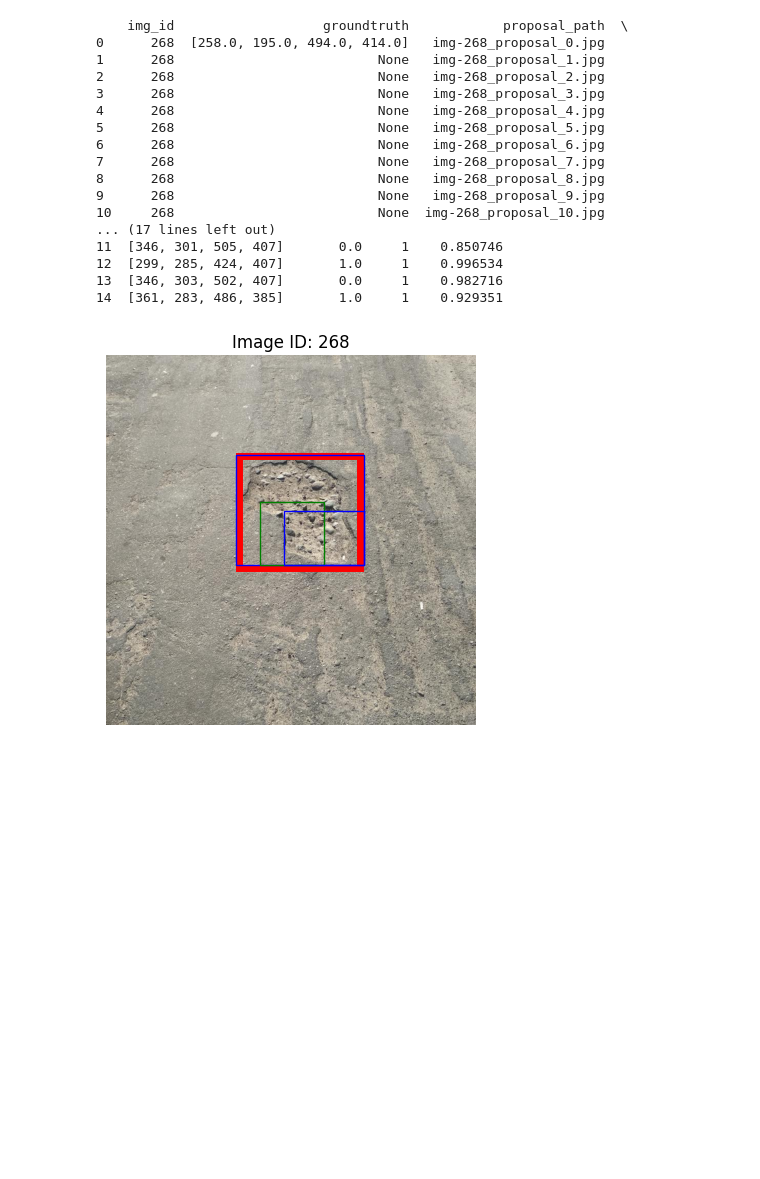
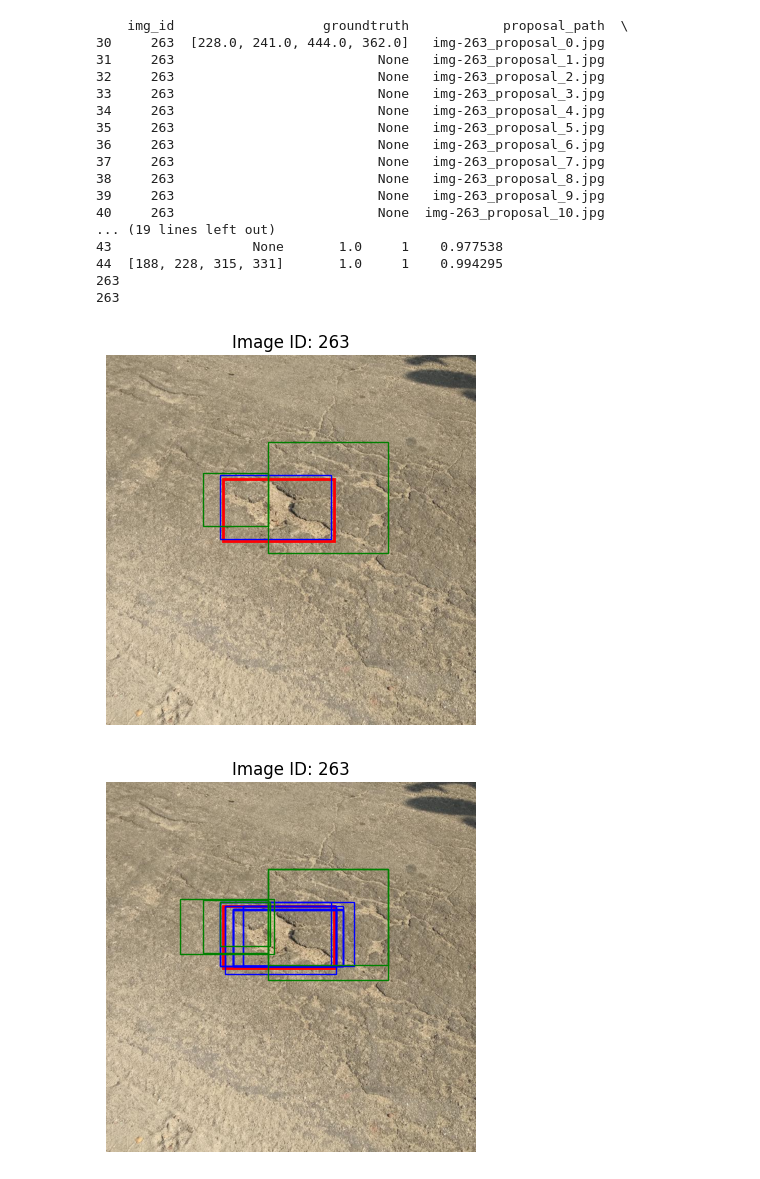
Before and after one commit to amirkfir/PotholesSegmentation, a Jupyter notebook: Python_Files/object_detection_post_processing.ipynb, the cells around one changed output. Saved outputs shown, nothing was run; the diff lists cells and outputs as text; code cells hidden in the pictures; blank space fills up the shorter version.

Commit message:
extended visualization nms

```diff
--- a/Python_Files/object_detection_post_processing.ipynb
+++ b/Python_Files/object_detection_post_processing.ipynb
@@ -182,29 +184,5 @@ result_df.head(40)
 | 37 | 263 | None | img-263_proposal_7.jpg | None | 0.0 | 0 | 0.938115 |
 | 38 | 263 | None | img-263_proposal_8.jpg | None | 0.0 | 0 | 0.956407 |
 | 39 | 263 | None | img-263_proposal_9.jpg | None | 0.0 | 0 | 0.968963 |
-# %%
-# single image example
-
-img_detection = result_df[result_df['img_id'] == 268]
-img_detection_wihtout_nms = result_df_without_nms[result_df_without_nms['img_id'] == 268]
-print(img_detection_wihtout_nms)
-# %% [output]
-    img_id                   groundtruth            proposal_path  \
-0      268  [258.0, 195.0, 494.0, 414.0]   img-268_proposal_0.jpg
-1      268                          None   img-268_proposal_1.jpg
-2      268                          None   img-268_proposal_2.jpg
-3      268                          None   img-268_proposal_3.jpg
-4      268                          None   img-268_proposal_4.jpg
-5      268                          None   img-268_proposal_5.jpg
-6      268                          None   img-268_proposal_6.jpg
-7      268                          None   img-268_proposal_7.jpg
-8      268                          None   img-268_proposal_8.jpg
-9      268                          None   img-268_proposal_9.jpg
-10     268                          None  img-268_proposal_10.jpg
-... (17 lines left out)
-11  [346, 301, 505, 407]       0.0     1    0.850746
-12  [299, 285, 424, 407]       1.0     1    0.996534
-13  [346, 303, 502, 407]       0.0     1    0.982716
-14  [361, 283, 486, 385]       1.0     1    0.929351
 # %%
 def get_img_detection_visualization(img_detection):
@@ -253,4 +227,52 @@ def get_img_detection_visualization(img_detection):
-# %%
-get_img_detection_visualization(img_detection)
-# %% [output]
-[figure, removed]
+# %%
+def render_figure_to_subplot(fig, ax):
+    """Render a matplotlib figure to a subplot."""
+    # Attach a canvas to the figure to render it to an image
+    canvas = FigureCanvas(fig)
+    canvas.draw()
+
+    # Get the RGBA image as a NumPy array
+    img = np.frombuffer(canvas.tostring_rgb(), dtype='uint8')
+    img = img.reshape(canvas.get_width_height()[::-1] + (3,))
+
+    # Display the image in the provided axis
+    ax.imshow(img)
+    ax.axis('off')
+# %%
+example_img_id = 263
+
+img_detection = result_df[result_df['img_id'] == example_img_id]
+img_detection_wihtout_nms = result_df_without_nms[result_df_without_nms['img_id'] == example_img_id]
+
+print(img_detection)
+
+nms_img_visualization = get_img_detection_visualization(img_detection)
+img_visualization = get_img_detection_visualization(img_detection_wihtout_nms)
+
+fig, axs = plt.subplots(1, 2, figsize=(12, 6))
+
+render_figure_to_subplot(img_visualization, axs[0])
+render_figure_to_subplot(nms_img_visualization, axs[1])
+
+plt.tight_layout()
+plt.show()
+# %% [output]
+    img_id                   groundtruth            proposal_path  \
+30     263  [228.0, 241.0, 444.0, 362.0]   img-263_proposal_0.jpg
+31     263                          None   img-263_proposal_1.jpg
+32     263                          None   img-263_proposal_2.jpg
+33     263                          None   img-263_proposal_3.jpg
+34     263                          None   img-263_proposal_4.jpg
+35     263                          None   img-263_proposal_5.jpg
+36     263                          None   img-263_proposal_6.jpg
+37     263                          None   img-263_proposal_7.jpg
+38     263                          None   img-263_proposal_8.jpg
+39     263                          None   img-263_proposal_9.jpg
+40     263                          None  img-263_proposal_10.jpg
+... (19 lines left out)
+43                  None       1.0     1    0.977538
+44  [188, 228, 315, 331]       1.0     1    0.994295
+263
+263
+[figure, added]
+[figure, added]
```
Also changed, not shown: parts of 3 cells of this notebook.
